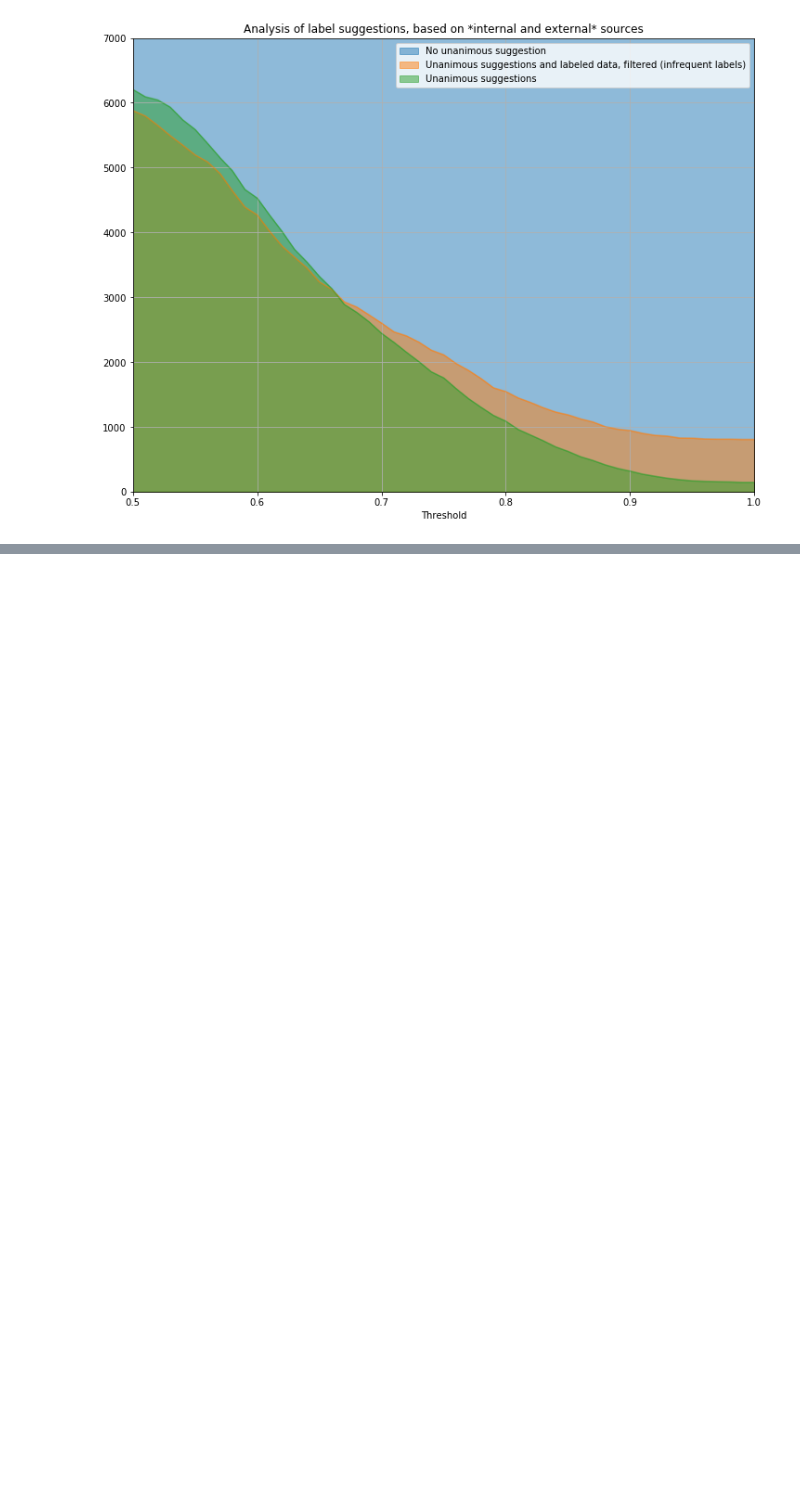
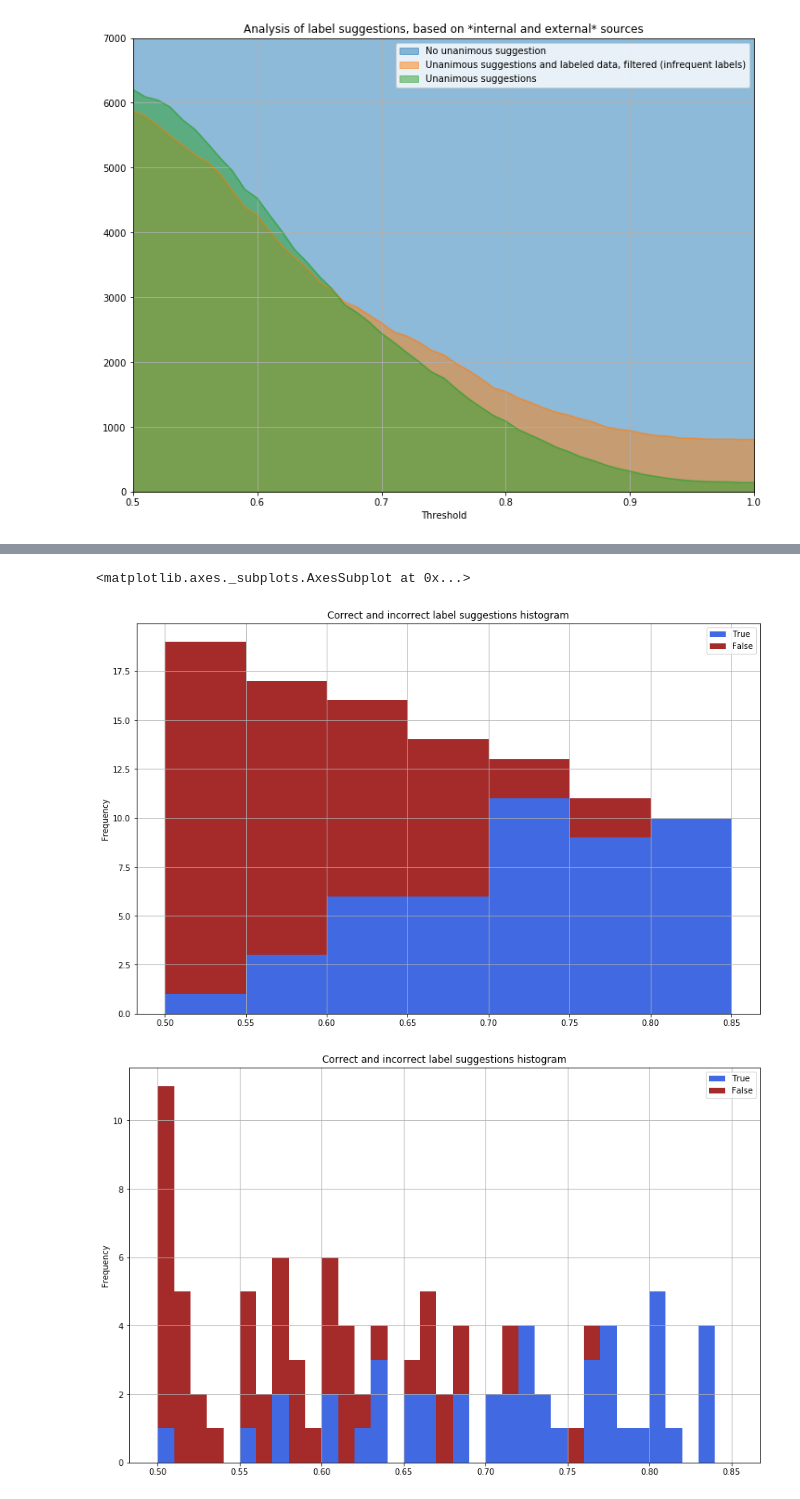
Before and after one commit to jraiskin/Automated_categorization_medication, a Jupyter notebook: suggest_from_unlabeled_data.ipynb, the cells around one changed output, grey strips where cells are left out. Drawn from its saved outputs; the diff is of its cells as text; code cells hidden in the pictures; blank space fills up the shorter version.

```diff
--- a/suggest_from_unlabeled_data.ipynb
+++ b/suggest_from_unlabeled_data.ipynb
@@ -786,0 +860,41 @@ len(set(y).difference(set(y_external)))  # new items in external sources, not in
+# %%
+assessment_grouped = \
+    assessment_res[['similarity', 'patricks_assessment']].\
+    groupby('patricks_assessment')
+# %%
+# assessment_grouped = assessment_res.groupby('patricks_assessment')
+bins = lambda spread: \
+    np.linspace(0.5,0.85,
+                round((0.85-0.5)/spread)+1)
+# %%
+pd.DataFrame(OrderedDict([
+    ('True', assessment_grouped.get_group(1).similarity),
+    ('False', assessment_grouped.get_group(0).similarity)]
+    ))\
+    .plot.hist(stacked=True,
+#                alpha=0.4,
+               bins=bins(0.05),
+               figsize=(14, 9),
+#                ylim=(0,20),
+               color=['royalblue', 'brown'],
+               title='Correct and incorrect label suggestions histogram',
+               grid=True,
+)
+
+pd.DataFrame(OrderedDict([
+    ('True', assessment_grouped.get_group(1).similarity),
+    ('False', assessment_grouped.get_group(0).similarity)]
+    ))\
+    .plot.hist(stacked=True,
+#                alpha=0.4,
+               bins=bins(0.01),
+               figsize=(14, 9),
+#                ylim=(0,20),
+               color=['royalblue', 'brown'],
+               title='Correct and incorrect label suggestions histogram',
+               grid=True,
+)
+# %% [output]
+<matplotlib.axes._subplots.AxesSubplot at 0x...>
+[figure, added]
+[figure, added]
```
Also changed, not shown: parts of 15 cells of this notebook.
